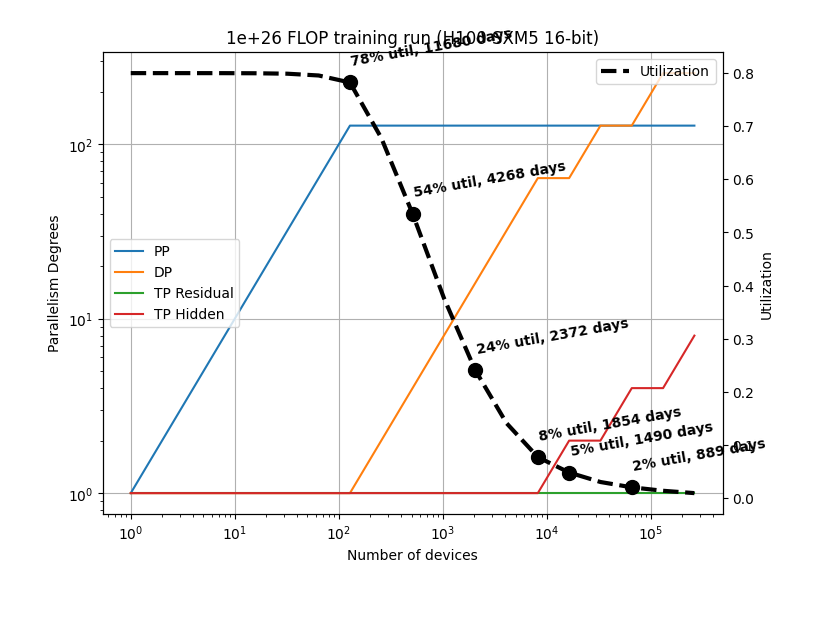
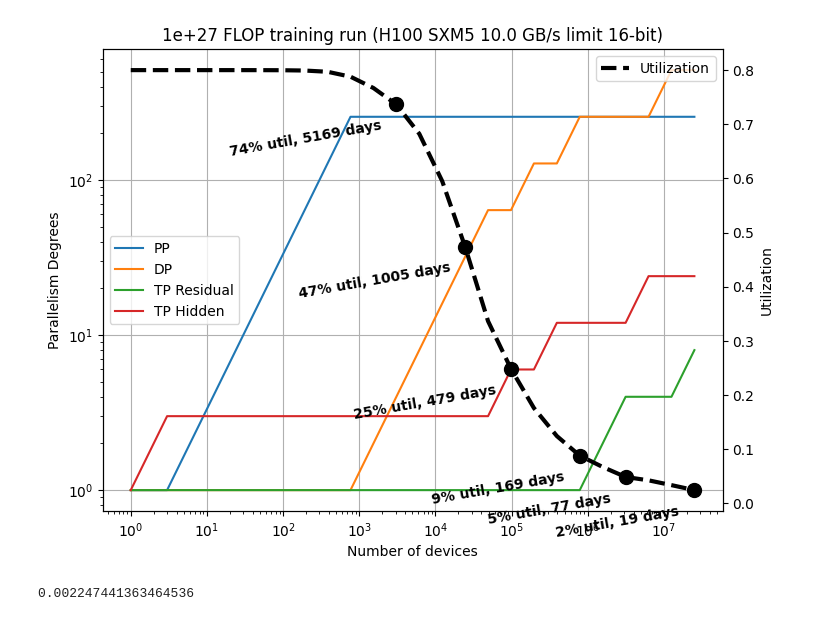
Before and after one commit to davidsj/ml_par_sim, a Jupyter notebook: run_optimizer2.ipynb, the cells around one changed output. Cells and saved outputs as stored; diff of their text form; code cells hidden in the pictures.

```diff
--- a/run_optimizer2.ipynb
+++ b/run_optimizer2.ipynb
@@ -236,8 +248,13 @@ def add_next_parallelism(device, model, par):
                        np.append(par.tp_hidden, par2.tp_hidden[best_idx]),
                        np.append(par.n_microbatches_per_batch, par2.n_microbatches_per_batch[best_idx]))
 # %%
-device = Device('H100 SXM5', 1979e12, 3352e9, 1e9)
-model = ChinchillaOptimalModel(1e26)
+a100 = Device('A100', 623.7e12, 1555e9, 600e9)
+h100 = Device('H100 SXM5', 1979e12, 3352e9, 900e9)
+band_limit = 10e9
+h100_rest = Device(f'H100 SXM5 {band_limit/1e9:.1f} GB/s limit', 1979e12, 3352e9, band_limit)
+device = h100_rest
+#device = Device('64 x H100 SXM5', 64*1979e12, np.inf*3352e9, 30e9)
+model = ChinchillaOptimalModel(1e27)
 
 tp_residual = np.concatenate(([1]*4, np.arange(1, 25)))
 tp_hidden = np.concatenate((np.arange(1, 5), np.arange(1, 25)*model.hidden_factor))
@@ -251,7 +268,7 @@ actual_flop_per_sec = model.training_flop/device.model_train_secs(model, par)
 util = actual_flop_per_sec/theoretical_flop_per_sec
 full_util = util >= 0.9999*device.base_util
 par = par[full_util]
-for i in range(18):
+for i in np.arange(np.log2(15e6/par.n_devices[-1])):
     par = add_next_parallelism(device, model, par)
 
 theoretical_flop_per_sec = par.n_devices*device.flop_per_sec_8bit/model.bytewidth
@@ -261,33 +278,37 @@ util = actual_flop_per_sec/theoretical_flop_per_sec
 
 fig, ax = plt.subplots(figsize=(8, 6))
 ax.set_title(f'{model.training_flop} FLOP training run ({device.name} {model.bytewidth*8}-bit)')
 ax.set_xlabel('Number of devices')
 ax.set_ylabel('Parallelism Degrees')
 ax.plot(par.n_devices, par.pp, label='PP')
 ax.plot(par.n_devices, par.dp, label='DP')
 ax.plot(par.n_devices, par.tp_residual, label='TP Residual')
 ax.plot(par.n_devices, par.tp_hidden, label='TP Hidden')
 # ax.plot(par.n_devices, par.n_microbatches_per_batch, label='Microbatches')
 ax.legend()
 ax.set_xscale('log')
 ax.set_yscale('log')
 
 ax2 = ax.twinx()
 ax2.set_ylabel('Utilization')
 ax2.plot(par.n_devices, util, label='Utilization', color='black', linestyle='--', linewidth=3)
 idxs = []
 training_days = training_secs/86400
 for u in [0.75, 0.5, 0.25, 0.1, 0.05, 0.02]:
     i = np.argmin(np.abs(util - u))
     idxs.append(i)
-    ax2.annotate(f'{int(np.round(100*util[i]))}% util, {int(np.round(training_days[i]))} days', (par.n_devices[i], util[i]), xytext=(0, 10),
-                 textcoords='offset points', ha='left', va='bottom', rotation=10, fontsize=10, weight='bold')
+    ax2.annotate(f'{int(np.round(100*util[i]))}% util, {int(np.round(training_days[i]))} days', (par.n_devices[i], util[i]), xytext=(-10, -10),
+                 textcoords='offset points', ha='right', va='top', rotation=10, fontsize=10, weight='bold')
     if np.all(util > u):
         break
 ax2.plot(par.n_devices[idxs], util[idxs], 'o', color='black', markersize=10)
 ax.legend(loc='center left')
 ax2.legend()
 
 ax.grid()
 # %% [output]
-[figure, old version]
+[figure, new version]
+# %%
+util[training_days[par.n_devices <= 15e6].argmin()]
+# %% [output]
+0.002247441363464536
```
Also changed, not shown: parts of 2 cells of this notebook.
